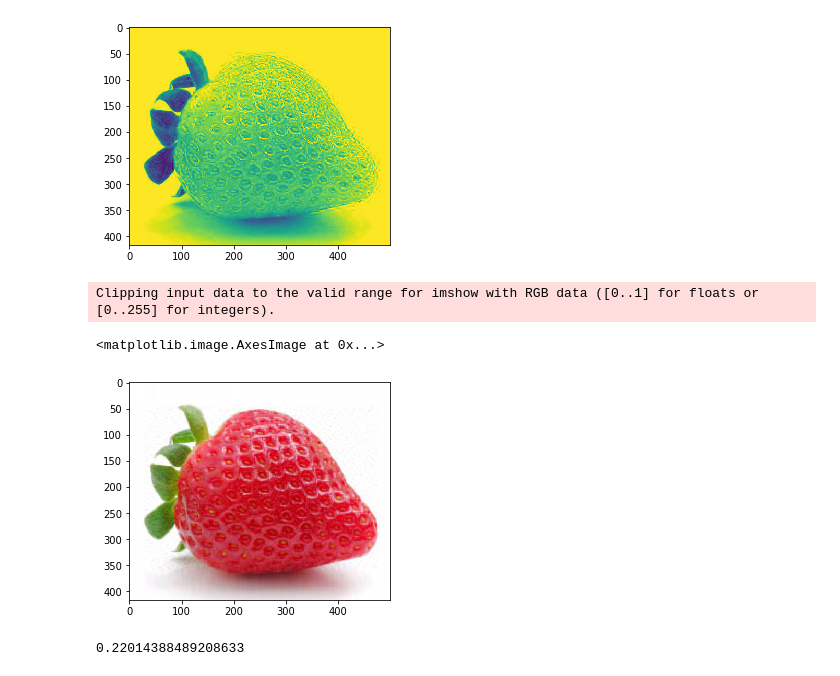
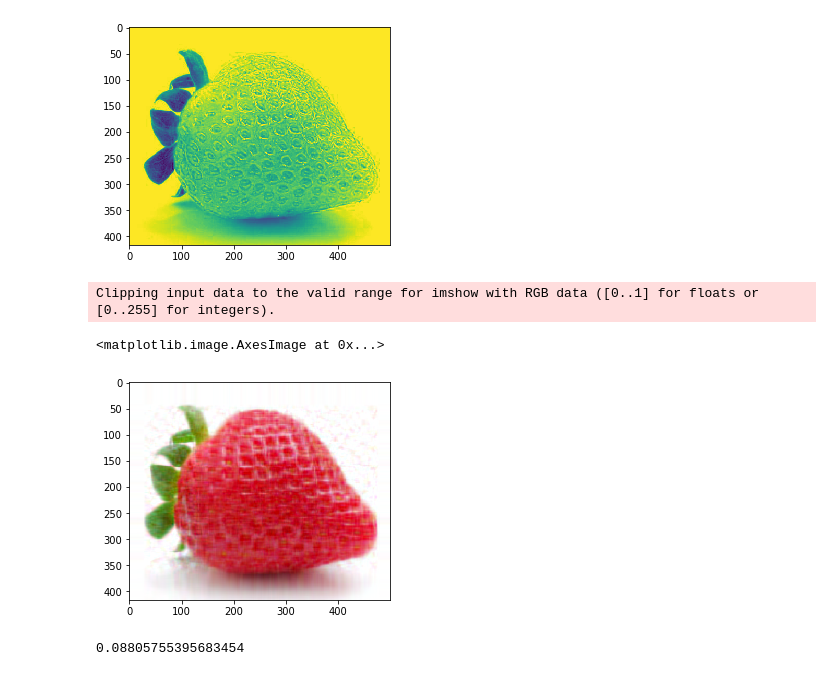
Before and after one commit to dqatsh/study, a Jupyter notebook: svd.ipynb, the cells around one changed output. Drawn from its saved outputs; the diff is of its cells as text; code cells hidden in the pictures.

```diff
--- a/svd.ipynb
+++ b/svd.ipynb
@@ -34,27 +34,27 @@ plt.show()
 # %%
 from numpy.linalg import svd
 # 取最大的特征个数
-topn = 50
+topn = 20
 results = []
 for chn in range(ch): # 逐个通道处理
     chn_img = img_data1[chn]
     u, s, vh = np.linalg.svd(chn_img) # svd分解
     chn_img_zip = np.zeros((h,w))
     for i in range(topn):
         ui = u[:,i] # U特征向量
         si = s[i]   # D特征值
         vhi = vh[i] # V特征向量
         chn_img_zip += si*np.matmul(ui.reshape(h,1),vhi.reshape(1,w))
     results.append(chn_img_zip)
 img_zip = np.stack(results) # 三个通道堆叠 ch*w*h
 img_zip = img_zip.transpose(1,2,0)/255  # ch*w*h* -> w*h*ch
 plt.imshow(img_zip)
 # %% [output]
 Clipping input data to the valid range for imshow with RGB data ([0..1] for floats or [0..255] for integers).
 <matplotlib.image.AxesImage at 0x...>
-[figure, old version]
+[figure, new version]
 # %%
 # 压缩比率
 topn*(h+w+1) / (h*w)
 # %% [output]
-0.22014388489208633
+0.08805755395683454
```
Also changed, not shown: 1 other file.
